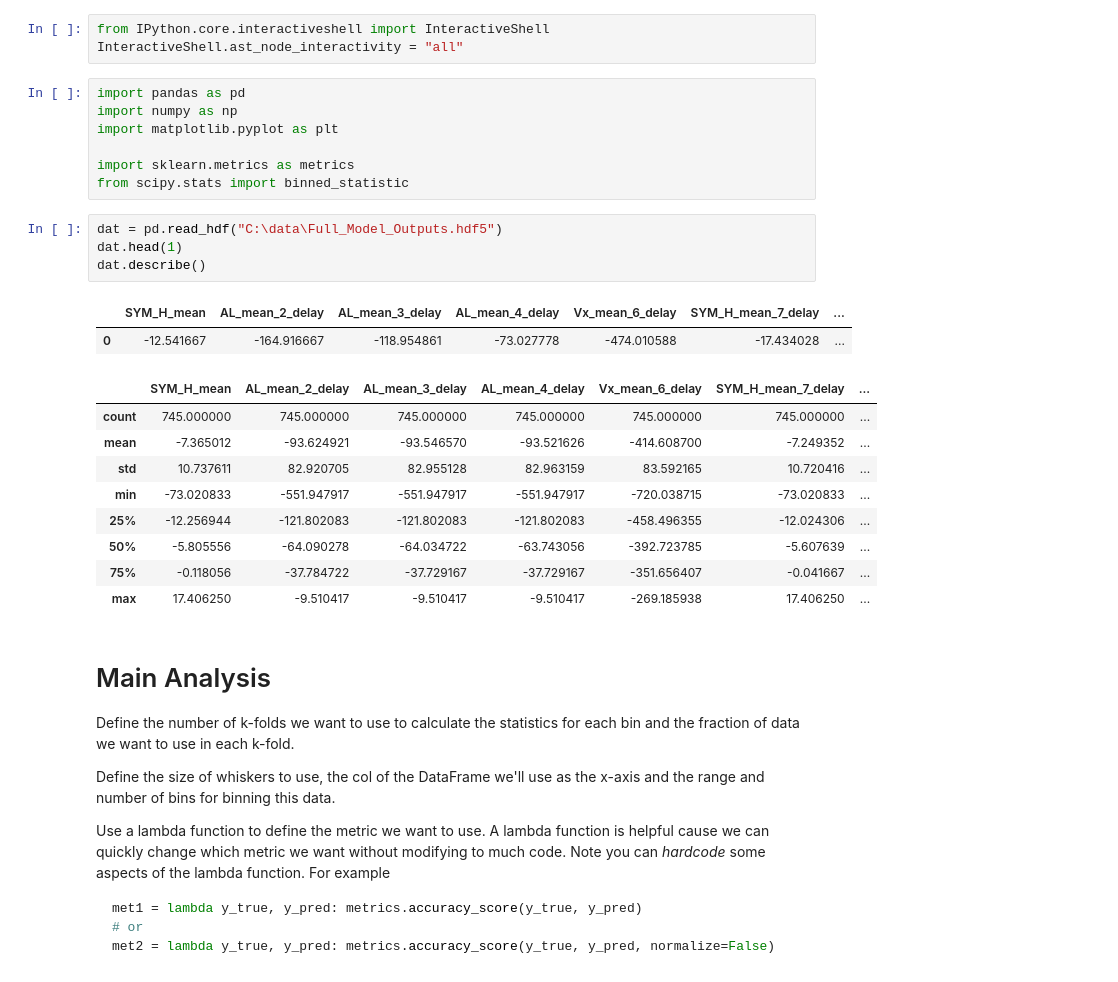
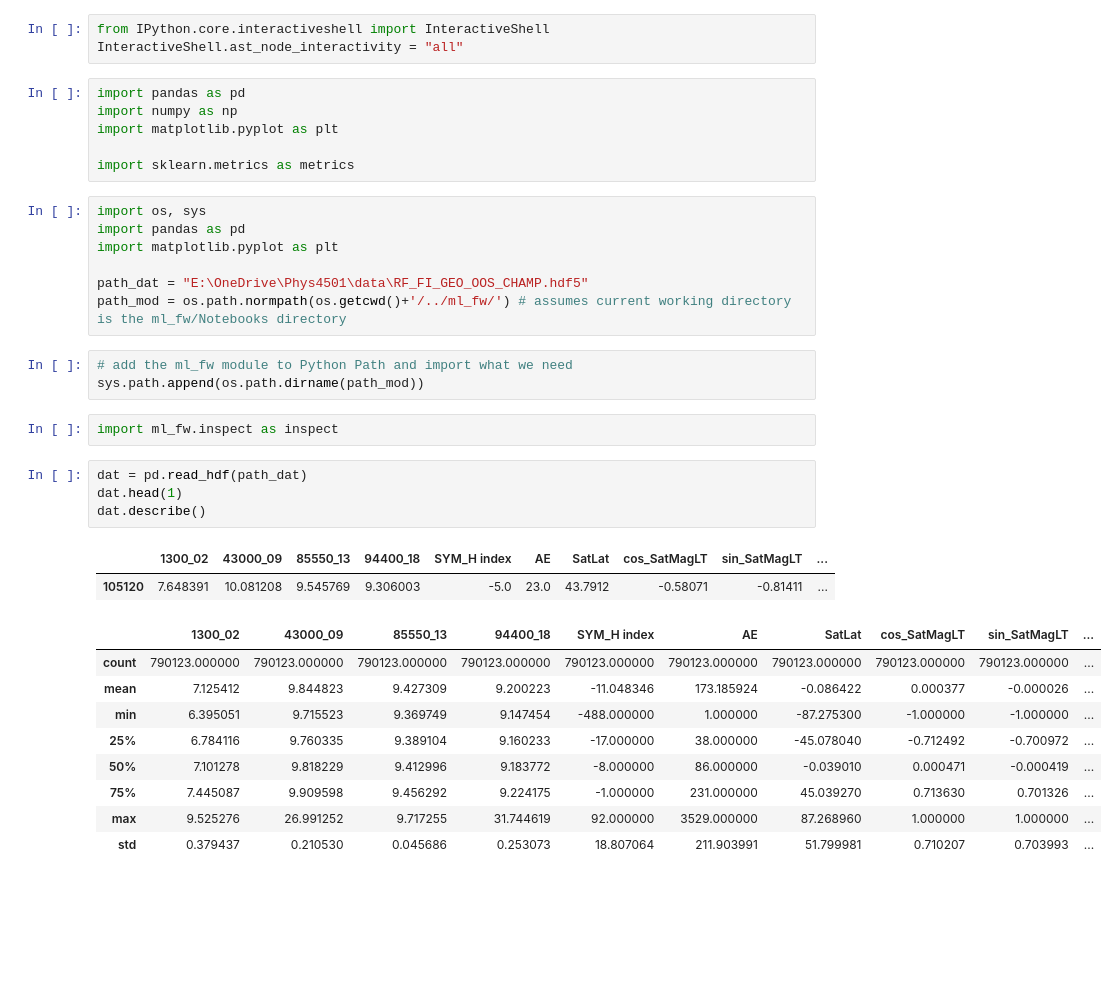
Before and after one commit to kylermurphy/ml_fw, a Jupyter notebook: Notebooks/Metric_boxvx.ipynb, the cells around one changed output. Cells and saved outputs as stored; diff of their text form; blank space fills up the shorter version.

````diff
--- a/Notebooks/Metric_boxvx.ipynb
+++ b/Notebooks/Metric_boxvx.ipynb
@@ -7,36 +26,33 @@ import numpy as np
 import matplotlib.pyplot as plt
 
 import sklearn.metrics as metrics
-from scipy.stats import binned_statistic
+# %%
+import os, sys
+import pandas as pd
+import matplotlib.pyplot as plt
+
+path_dat = "E:\OneDrive\Phys4501\data\RF_FI_GEO_OOS_CHAMP.hdf5"
+path_mod = os.path.normpath(os.getcwd()+'/../ml_fw/') # assumes current working directory is the ml_fw/Notebooks directory
+# %%
+# add the ml_fw module to Python Path and import what we need
+sys.path.append(os.path.dirname(path_mod))
+# %%
+import ml_fw.inspect as inspect
 # %%
-dat = pd.read_hdf("C:\data\Full_Model_Outputs.hdf5")
+dat = pd.read_hdf(path_dat)
 dat.head(1)
 dat.describe()
 # %% [output]
-|  | SYM_H_mean | AL_mean_2_delay | AL_mean_3_delay | AL_mean_4_delay | Vx_mean_6_delay | SYM_H_mean_7_delay | ... |
-| 0 | -12.541667 | -164.916667 | -118.954861 | -73.027778 | -474.010588 | -17.434028 | ... |
+|  | 1300_02 | 43000_09 | 85550_13 | 94400_18 | SYM_H index | AE | SatLat | cos_SatMagLT | sin_SatMagLT | ... |
+| 105120 | 7.648391 | 10.081208 | 9.545769 | 9.306003 | -5.0 | 23.0 | 43.7912 | -0.58071 | -0.81411 | ... |
-|  | SYM_H_mean | AL_mean_2_delay | AL_mean_3_delay | AL_mean_4_delay | Vx_mean_6_delay | SYM_H_mean_7_delay | ... |
-| count | 745.000000 | 745.000000 | 745.000000 | 745.000000 | 745.000000 | 745.000000 | ... |
-| mean | -7.365012 | -93.624921 | -93.546570 | -93.521626 | -414.608700 | -7.249352 | ... |
-| std | 10.737611 | 82.920705 | 82.955128 | 82.963159 | 83.592165 | 10.720416 | ... |
-| min | -73.020833 | -551.947917 | -551.947917 | -551.947917 | -720.038715 | -73.020833 | ... |
-| 25% | -12.256944 | -121.802083 | -121.802083 | -121.802083 | -458.496355 | -12.024306 | ... |
-| 50% | -5.805556 | -64.090278 | -64.034722 | -63.743056 | -392.723785 | -5.607639 | ... |
-| 75% | -0.118056 | -37.784722 | -37.729167 | -37.729167 | -351.656407 | -0.041667 | ... |
-| max | 17.406250 | -9.510417 | -9.510417 | -9.510417 | -269.185938 | 17.406250 | ... |
+|  | 1300_02 | 43000_09 | 85550_13 | 94400_18 | SYM_H index | AE | SatLat | cos_SatMagLT | sin_SatMagLT | ... |
+| count | 790123.000000 | 790123.000000 | 790123.000000 | 790123.000000 | 790123.000000 | 790123.000000 | 790123.000000 | 790123.000000 | 790123.000000 | ... |
+| mean | 7.125412 | 9.844823 | 9.427309 | 9.200223 | -11.048346 | 173.185924 | -0.086422 | 0.000377 | -0.000026 | ... |
+| min | 6.395051 | 9.715523 | 9.369749 | 9.147454 | -488.000000 | 1.000000 | -87.275300 | -1.000000 | -1.000000 | ... |
+| 25% | 6.784116 | 9.760335 | 9.389104 | 9.160233 | -17.000000 | 38.000000 | -45.078040 | -0.712492 | -0.700972 | ... |
+| 50% | 7.101278 | 9.818229 | 9.412996 | 9.183772 | -8.000000 | 86.000000 | -0.039010 | 0.000471 | -0.000419 | ... |
+| 75% | 7.445087 | 9.909598 | 9.456292 | 9.224175 | -1.000000 | 231.000000 | 45.039270 | 0.713630 | 0.701326 | ... |
+| max | 9.525276 | 26.991252 | 9.717255 | 31.744619 | 92.000000 | 3529.000000 | 87.268960 | 1.000000 | 1.000000 | ... |
+| std | 0.379437 | 0.210530 | 0.045686 | 0.253073 | 18.807064 | 211.903991 | 51.799981 | 0.710207 | 0.703993 | ... |
-# %% [markdown]
-# Main Analysis
-
-Define the number of k-folds we want to use to calculate the statistics for each bin and the fraction of data we want to use in each k-fold.
-
-Define the size of whiskers to use, the col of the DataFrame we'll use as the x-axis and the range and number of bins for binning this data.
-
-Use a lambda function to define the metric we want to use. A lambda function is helpful cause we can quickly change which metric we want without modifying to much code. Note you can *hardcode* some aspects of the lambda function. For example
-
-```python
-met1 = lambda y_true, y_pred: metrics.accuracy_score(y_true, y_pred)
-# or
-met2 = lambda y_true, y_pred: metrics.accuracy_score(y_true, y_pred, normalize=False)
-```
 # %%
 # k folds parameters
````
Also changed, not shown: parts of 6 cells of this notebook, 2 other files.
